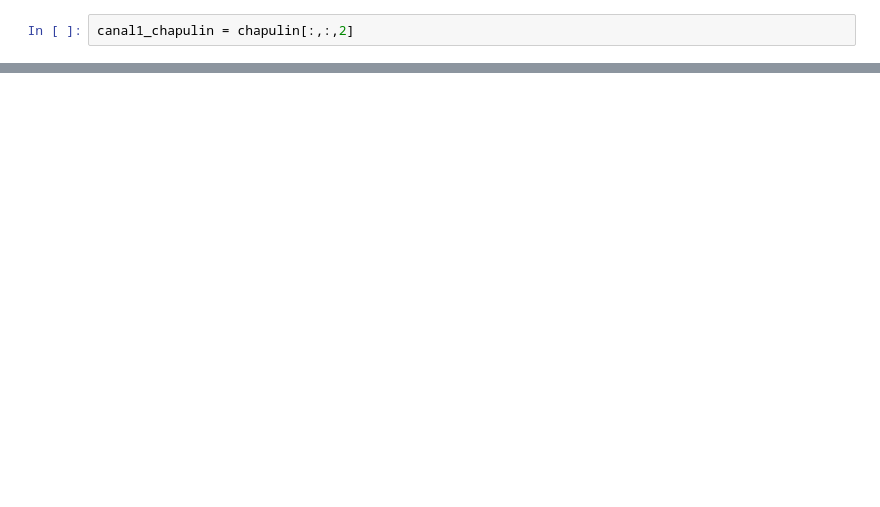
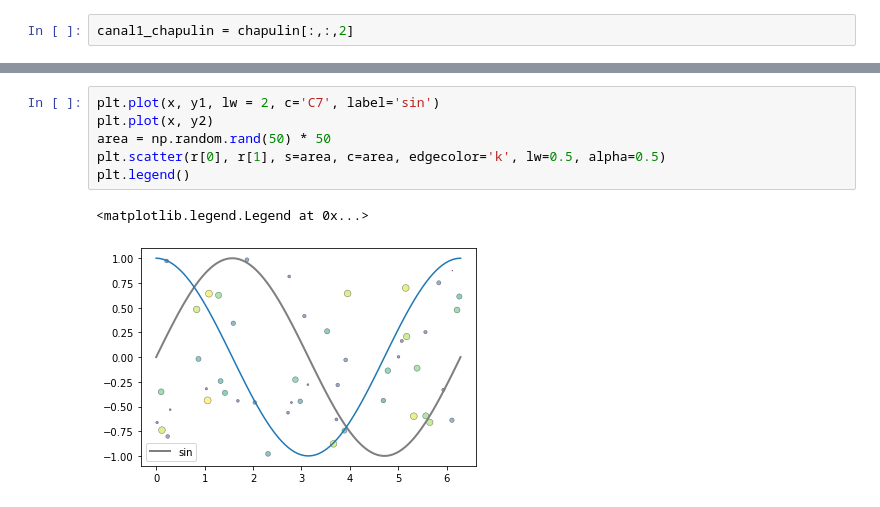
Before and after one commit to luiggix/Python_cero_a_experto, a Jupyter notebook: T17_Matplotlib.ipynb, the cells around one changed output, grey strips where cells are left out. Saved outputs shown, nothing was run; the diff lists cells and outputs as text; blank space fills up the shorter version.

```diff
--- a/T17_Matplotlib.ipynb
+++ b/T17_Matplotlib.ipynb
@@ -211,0 +152,9 @@ plt.imshow(tonos_grises)
+# %%
+plt.plot(x, y1, lw = 2, c='C7', label='sin')
+plt.plot(x, y2)
+area = np.random.rand(50) * 50
+plt.scatter(r[0], r[1], s=area, c=area, edgecolor='k', lw=0.5, alpha=0.5)
+plt.legend()
+# %% [output]
+<matplotlib.legend.Legend at 0x...>
+[figure, added]
```
Also changed, not shown: parts of 20 cells of this notebook, 3 other files.
